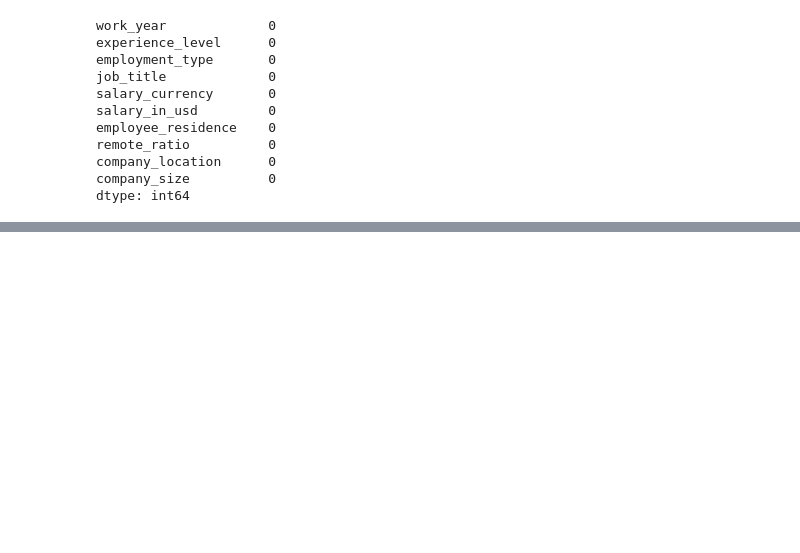
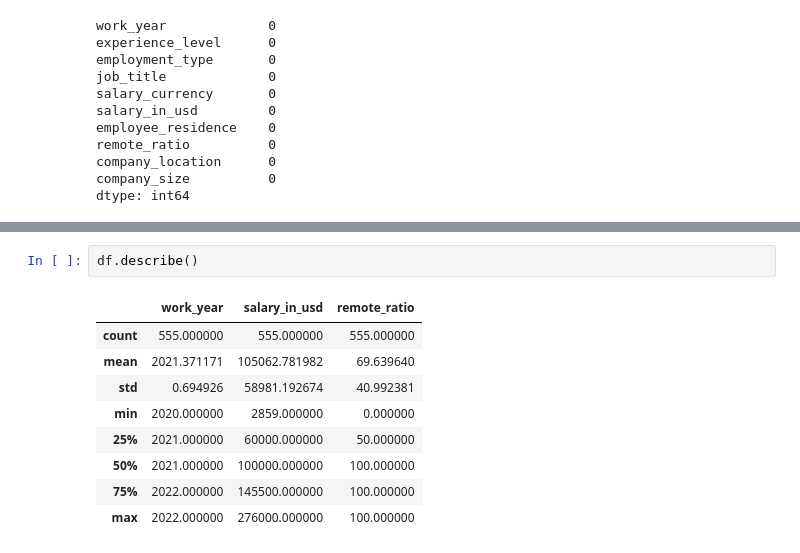
Before and after one commit to Moaaz-Mahmoud/Data-Science-Salaries-Analysis, a Jupyter notebook: notebook.ipynb, the cells around one changed output, grey strips where cells are left out. Drawn from its saved outputs; the diff is of its cells as text; blank space fills up the shorter version.

```diff
--- a/notebook.ipynb
+++ b/notebook.ipynb
@@ -121,0 +214,12 @@ dtype: int64
+# %%
+df.describe()
+# %% [output]
+|  | work_year | salary_in_usd | remote_ratio |
+| count | 555.000000 | 555.000000 | 555.000000 |
+| mean | 2021.371171 | 105062.781982 | 69.639640 |
+| std | 0.694926 | 58981.192674 | 40.992381 |
+| min | 2020.000000 | 2859.000000 | 0.000000 |
+| 25% | 2021.000000 | 60000.000000 | 50.000000 |
+| 50% | 2021.000000 | 100000.000000 | 100.000000 |
+| 75% | 2022.000000 | 145500.000000 | 100.000000 |
+| max | 2022.000000 | 276000.000000 | 100.000000 |
```
Also changed, not shown: parts of 14 cells of this notebook.
